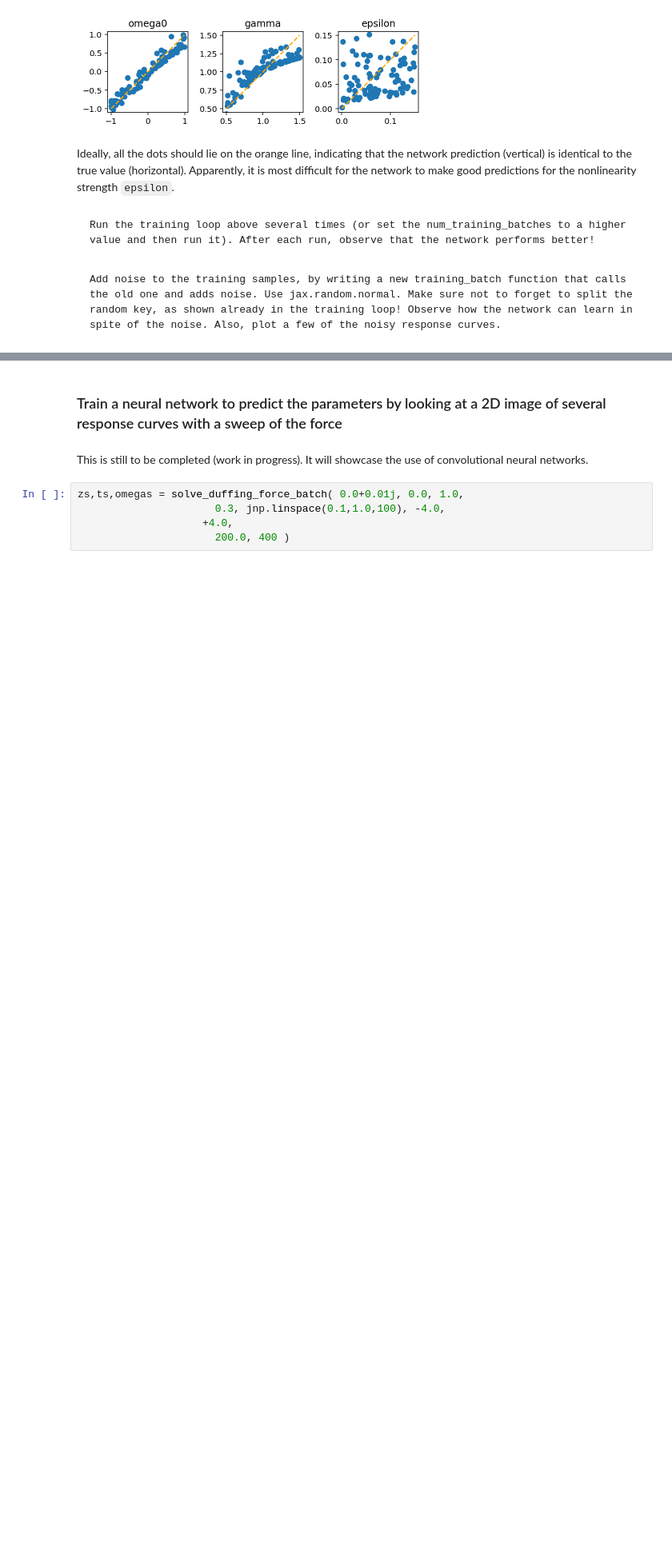
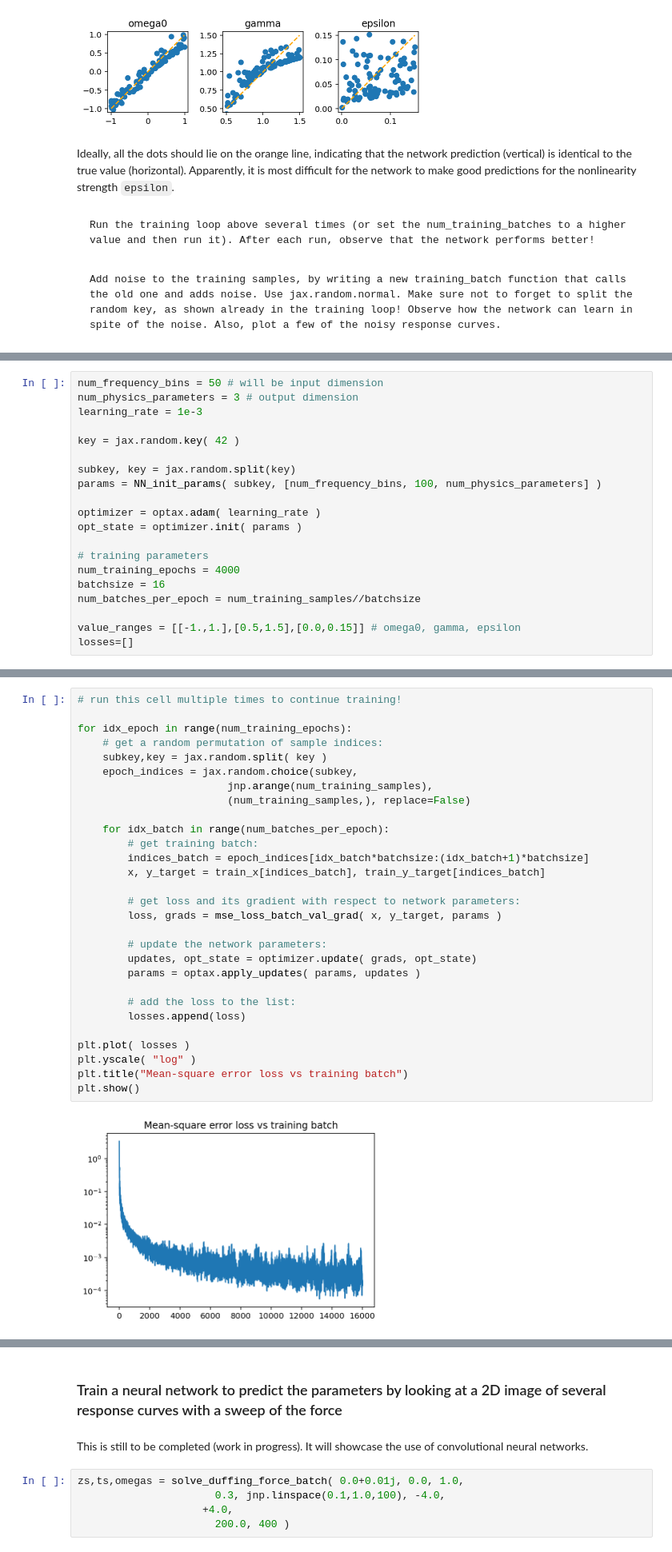
Before and after one commit to FlorianMarquardt/MachineLearningThreeEasyLessons, a Jupyter notebook: 2024_09_Trieste_Duffing_Example.ipynb, the cells around one changed output, grey strips where cells are left out. Shown at 80% size. Cells and saved outputs as stored; diff of their text form; blank space fills up the shorter version.

```diff
--- a/2024_09_Trieste_Duffing_Example.ipynb
+++ b/2024_09_Trieste_Duffing_Example.ipynb
@@ -358,0 +380,20 @@ Add noise to the training samples, by writing a new training_batch function that
+# %%
+num_frequency_bins = 50 # will be input dimension
+num_physics_parameters = 3 # output dimension
+learning_rate = 1e-3
+
+key = jax.random.key( 42 )
+
+subkey, key = jax.random.split(key)
+params = NN_init_params( subkey, [num_frequency_bins, 100, num_physics_parameters] )
+
+optimizer = optax.adam( learning_rate )
+opt_state = optimizer.init( params )
+
+# training parameters
+num_training_epochs = 4000
+batchsize = 16
+num_batches_per_epoch = num_training_samples//batchsize
+
+value_ranges = [[-1.,1.],[0.5,1.5],[0.0,0.15]] # omega0, gamma, epsilon
+losses=[]
@@ -358,0 +402,31 @@ Add noise to the training samples, by writing a new training_batch function that
+# %%
+# run this cell multiple times to continue training!
+
+for idx_epoch in range(num_training_epochs):
+    # get a random permutation of sample indices:
+    subkey,key = jax.random.split( key )
+    epoch_indices = jax.random.choice(subkey,
+                        jnp.arange(num_training_samples),
+                        (num_training_samples,), replace=False)
+
+    for idx_batch in range(num_batches_per_epoch):
+        # get training batch:
+        indices_batch = epoch_indices[idx_batch*batchsize:(idx_batch+1)*batchsize]
+        x, y_target = train_x[indices_batch], train_y_target[indices_batch]
+
+        # get loss and its gradient with respect to network parameters:
+        loss, grads = mse_loss_batch_val_grad( x, y_target, params )
+
+        # update the network parameters:
+        updates, opt_state = optimizer.update( grads, opt_state)
+        params = optax.apply_updates( params, updates )
+
+        # add the loss to the list:
+        losses.append(loss)
+
+plt.plot( losses )
+plt.yscale( "log" )
+plt.title("Mean-square error loss vs training batch")
+plt.show()
+# %% [output]
+[figure, added]
```
Also changed, not shown: parts of 10 cells of this notebook.
